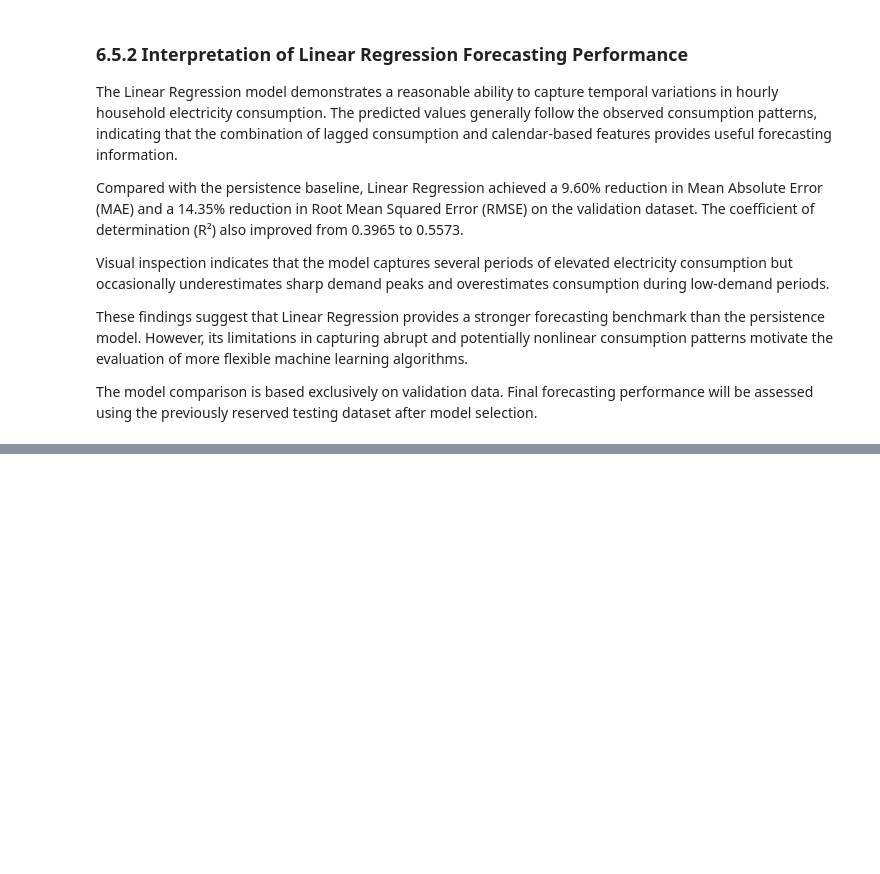
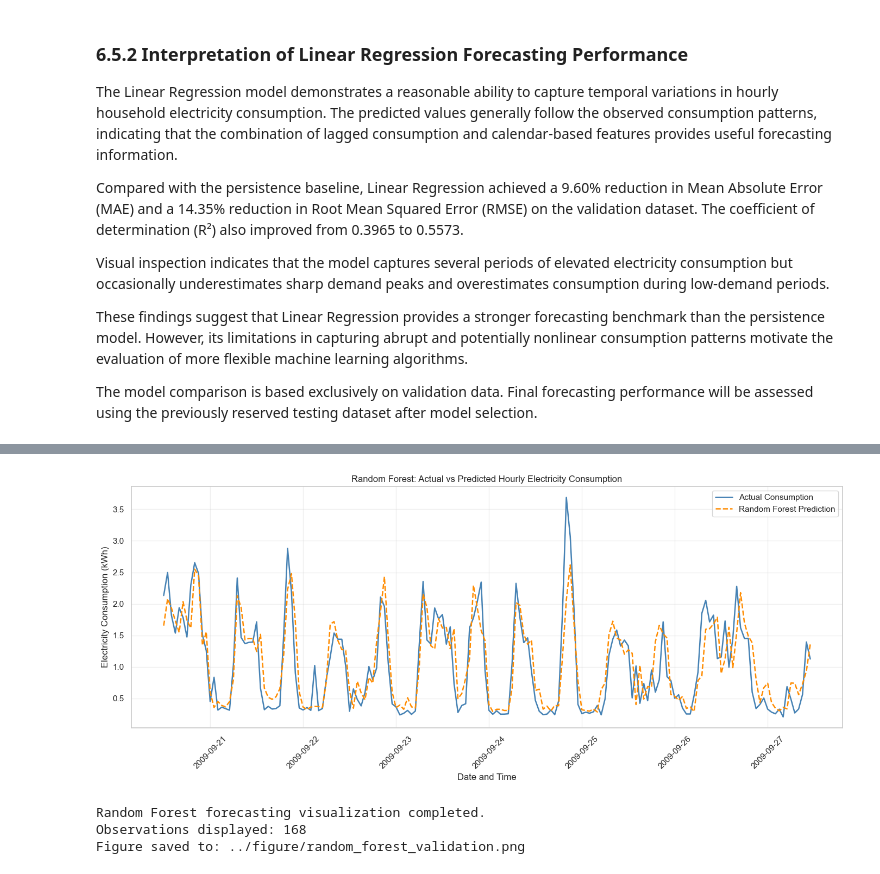
Before and after one commit to damisar/Household_Electricity_Consumption_Analysis_and_Forecasting, a Jupyter notebook: notebook/Household_Electricity_Consumption_Analysis_and_Forecasting.ipynb, the cells around one changed output, grey strips where cells are left out. Cells and saved outputs as stored; diff of their text form; code cells hidden in the pictures; blank space fills up the shorter version.

Commit message:
Complete forecasting model comparison and final Random Forest testing

```diff
--- a/notebook/Household_Electricity_Consumption_Analysis_and_Forecasting.ipynb
+++ b/notebook/Household_Electricity_Consumption_Analysis_and_Forecasting.ipynb
@@ -4256,0 +4496,53 @@ The model comparison is based exclusively on validation data. Final forecasting
+# %%
+
+# Section 6.5.2.5 - Random Forest Forecasting Visualization
+
+import matplotlib.pyplot as plt
+
+# Select the first seven days (168 hours) of validation results
+rf_plot_data = random_forest_val_results.iloc[:168]
+
+# Create the visualization
+plt.figure(figsize=(14, 6))
+
+plt.plot(
+    rf_plot_data.index,
+    rf_plot_data["Actual_kWh"],
+    label="Actual Consumption",
+    color="steelblue",
+    linewidth=1.8
+)
+
+plt.plot(
+    rf_plot_data.index,
+    rf_plot_data["Predicted_kWh"],
+    label="Random Forest Prediction",
+    color="darkorange",
+    linestyle="--",
+    linewidth=1.8
+)
+
+plt.title(
+    "Random Forest: Actual vs Predicted Hourly Electricity Consumption"
+)
+plt.xlabel("Date and Time")
+plt.ylabel("Electricity Consumption (kWh)")
+plt.legend()
+plt.grid(True, alpha=0.3)
+plt.xticks(rotation=45)
+plt.tight_layout()
+
+# Save the figure
+figure_path = "../figure/random_forest_validation.png"
+plt.savefig(figure_path, dpi=300, bbox_inches="tight")
+
+plt.show()
+
+print("Random Forest forecasting visualization completed.")
+print(f"Observations displayed: {len(rf_plot_data):,}")
+print(f"Figure saved to: {figure_path}")
+# %% [output]
+[figure, added]
+Random Forest forecasting visualization completed.
+Observations displayed: 168
+Figure saved to: ../figure/random_forest_validation.png
```
Also changed, not shown: parts of 14 cells of this notebook, 2 other files.
